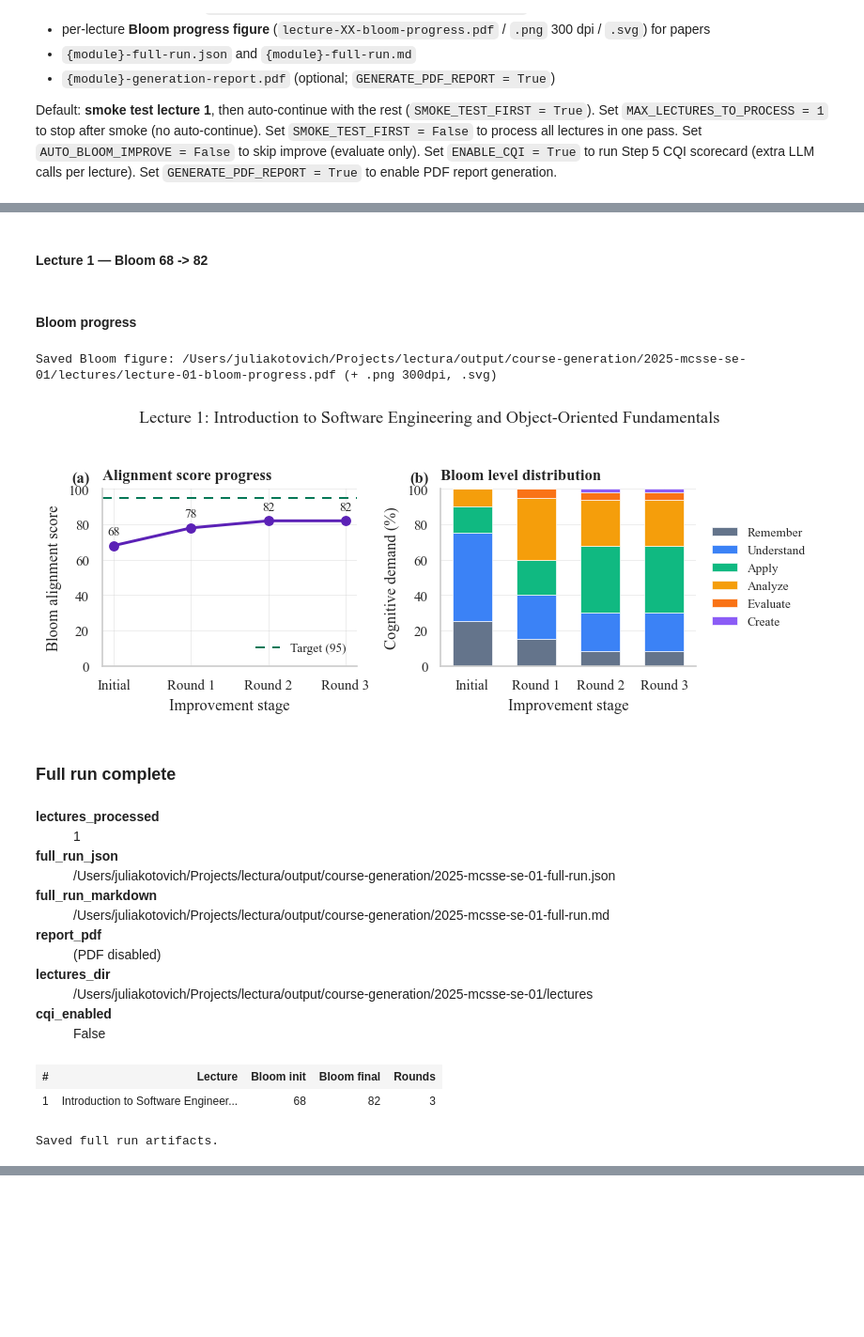
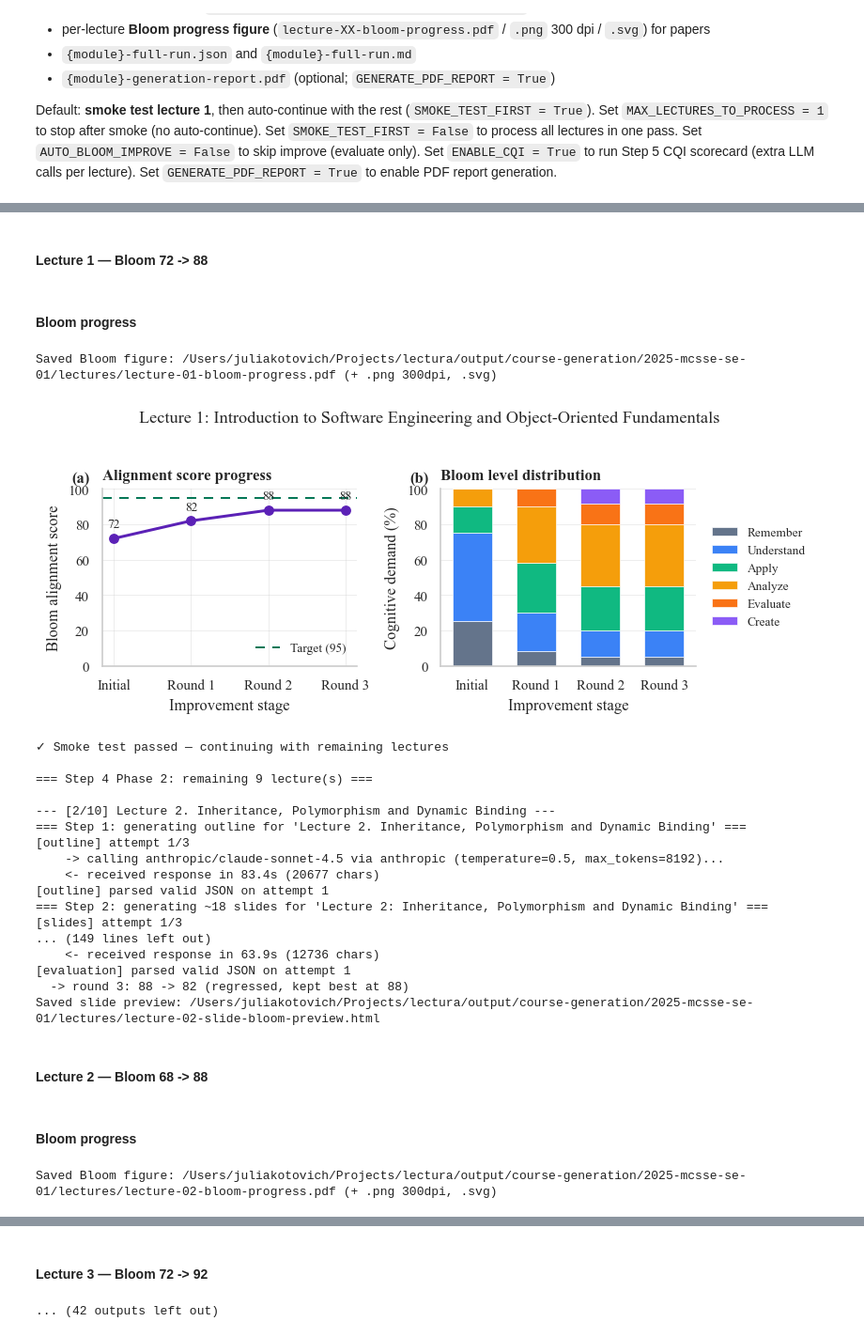
Before and after one commit to Julia-Kotovich/lectura, a Jupyter notebook: course-generation-algorithm.ipynb, the cells around one changed output, grey strips where cells are left out. Shown at 94% size. Saved outputs shown, nothing was run; the diff lists cells and outputs as text; code cells hidden in the pictures; blank space fills up the shorter version.

```diff
--- a/course-generation-algorithm.ipynb
+++ b/course-generation-algorithm.ipynb
@@ -1987,7 +1987,7 @@ Set `GENERATE_PDF_REPORT = True` to enable PDF report generation.
 # --- Step 4 settings ---
 SLIDES_PER_LECTURE = 18  # target slides per lecture deck
 SMOKE_TEST_FIRST = True  # run lecture 1 first; on success, auto-continue with the rest
-MAX_LECTURES_TO_PROCESS = 1  # smoke test only; set None for the full course
+MAX_LECTURES_TO_PROCESS = None  # full course (10 lectures); set 1 for smoke test only
 AUTO_BLOOM_IMPROVE = True  # auto-loop improve until target score or max rounds
 BLOOM_REEVALUATE_AFTER_IMPROVE = True  # same as UI default (reevaluate=True)
 ENABLE_CQI = False  # Step 5 CQI v1 — disabled (extra LLM call per lecture)
@@ -2396,20 +2396,24 @@ print("Saved full run artifacts.")
-Lecture 1 — Bloom 68 -> 82
+Lecture 1 — Bloom 72 -> 88
 Bloom progress
 Saved Bloom figure: /Users/juliakotovich/Projects/lectura/output/course-generation/2025-mcsse-se-01/lectures/lecture-01-bloom-progress.pdf (+ .png 300dpi, .svg)
-[figure, old version]
+[figure, new version]
+✓ Smoke test passed — continuing with remaining lectures
+
+=== Step 4 Phase 2: remaining 9 lecture(s) ===
+
+--- [2/10] Lecture 2. Inheritance, Polymorphism and Dynamic Binding ---
+=== Step 1: generating outline for 'Lecture 2. Inheritance, Polymorphism and Dynamic Binding' ===
+[outline] attempt 1/3
+    -> calling anthropic/claude-sonnet-4.5 via anthropic (temperature=0.5, max_tokens=8192)...
+    <- received response in 83.4s (20677 chars)
+[outline] parsed valid JSON on attempt 1
+=== Step 2: generating ~18 slides for 'Lecture 2: Inheritance, Polymorphism and Dynamic Binding' ===
+[slides] attempt 1/3
+... (149 lines left out)
+    <- received response in 63.9s (12736 chars)
+[evaluation] parsed valid JSON on attempt 1
+  -> round 3: 88 -> 82 (regressed, kept best at 88)
+Saved slide preview: /Users/juliakotovich/Projects/lectura/output/course-generation/2025-mcsse-se-01/lectures/lecture-02-slide-bloom-preview.html
-Full run complete
+Lecture 2 — Bloom 68 -> 88
-lectures_processed
-1
-full_run_json
-/Users/juliakotovich/Projects/lectura/output/course-generation/2025-mcsse-se-01-full-run.json
-full_run_markdown
-/Users/juliakotovich/Projects/lectura/output/course-generation/2025-mcsse-se-01-full-run.md
-report_pdf
-(PDF disabled)
-lectures_dir
-/Users/juliakotovich/Projects/lectura/output/course-generation/2025-mcsse-se-01/lectures
-cqi_enabled
-False
+Bloom progress
-| # | Lecture | Bloom init | Bloom final | Rounds |
-| 1 | Introduction to Software Engineer... | 68 | 82 | 3 |
-Saved full run artifacts.
+Saved Bloom figure: /Users/juliakotovich/Projects/lectura/output/course-generation/2025-mcsse-se-01/lectures/lecture-02-bloom-progress.pdf (+ .png 300dpi, .svg)
@@ -2415,0 +2438,2 @@ Saved full run artifacts.
+Lecture 3 — Bloom 72 -> 92
+... (42 outputs left out)
```
Also changed, not shown: parts of 2 cells of this notebook.
